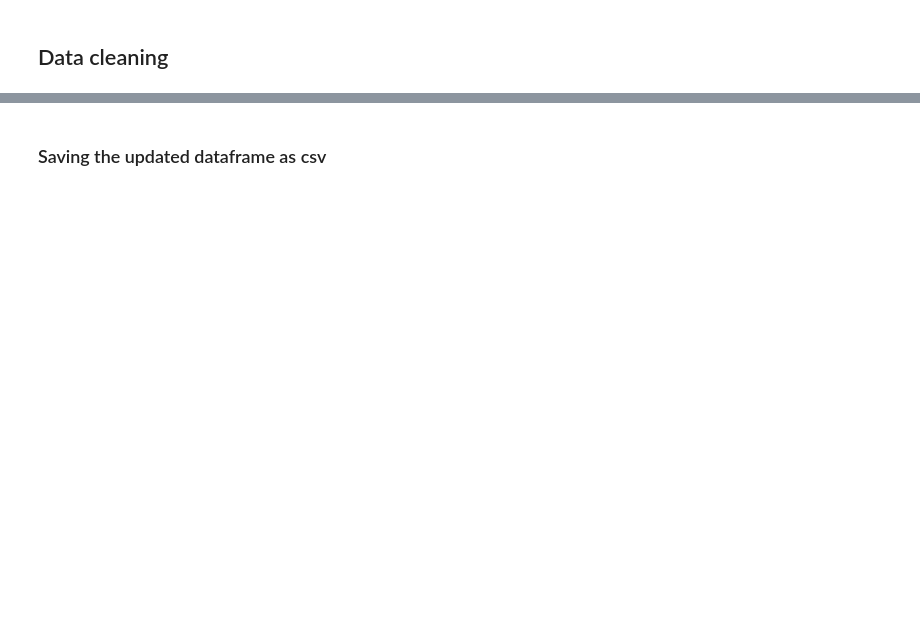
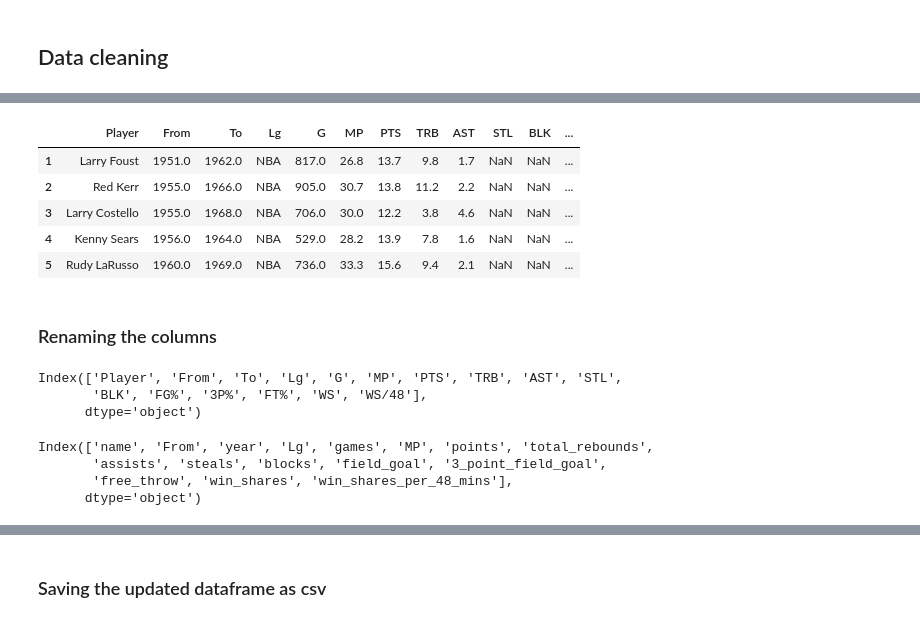
Before and after one commit to maliakber/data-mining-csc-503, a Jupyter notebook: source/nba-hall-of-fame-jupnote.ipynb, the cells around one changed output, grey strips where cells are left out. Cells and saved outputs as stored; diff of their text form; code cells hidden in the pictures; blank space fills up the shorter version.

```diff
--- a/source/nba-hall-of-fame-jupnote.ipynb
+++ b/source/nba-hall-of-fame-jupnote.ipynb
@@ -17,3 +25,31 @@ import time
 # %%
+data_candidates = data_candidates.iloc[1:, 1:]
+data_candidates.head()
 # data = data.iloc[:, :-5]
 # data = data.iloc[:, 1:]
+# %% [output]
+|  | Player | From | To | Lg | G | MP | PTS | TRB | AST | STL | BLK | ... |
+| 1 | Larry Foust | 1951.0 | 1962.0 | NBA | 817.0 | 26.8 | 13.7 | 9.8 | 1.7 | NaN | NaN | ... |
+| 2 | Red Kerr | 1955.0 | 1966.0 | NBA | 905.0 | 30.7 | 13.8 | 11.2 | 2.2 | NaN | NaN | ... |
+| 3 | Larry Costello | 1955.0 | 1968.0 | NBA | 706.0 | 30.0 | 12.2 | 3.8 | 4.6 | NaN | NaN | ... |
+| 4 | Kenny Sears | 1956.0 | 1964.0 | NBA | 529.0 | 28.2 | 13.9 | 7.8 | 1.6 | NaN | NaN | ... |
+| 5 | Rudy LaRusso | 1960.0 | 1969.0 | NBA | 736.0 | 33.3 | 15.6 | 9.4 | 2.1 | NaN | NaN | ... |
+# %% [markdown]
+### Renaming the columns
+# %%
+data_candidates.columns
+# %% [output]
+Index(['Player', 'From', 'To', 'Lg', 'G', 'MP', 'PTS', 'TRB', 'AST', 'STL',
+       'BLK', 'FG%', '3P%', 'FT%', 'WS', 'WS/48'],
+      dtype='object')
+# %%
+data_candidates.rename(columns={'Player':'name', 'To':'year', 'G':'games', 'PTS':'points', 'TRB':'total_rebounds',
+                                'AST':'assists', 'STL':'steals', 'BLK':'blocks', 'FG%':'field_goal',
+                                '3P%':'3_point_field_goal', 'FT%':'free_throw', 'WS':'win_shares',
+                                'WS/48':'win_shares_per_48_mins'}, inplace=True)
+data_candidates.columns
+# %% [output]
+Index(['name', 'From', 'year', 'Lg', 'games', 'MP', 'points', 'total_rebounds',
+       'assists', 'steals', 'blocks', 'field_goal', '3_point_field_goal',
+       'free_throw', 'win_shares', 'win_shares_per_48_mins'],
+      dtype='object')
```
Also changed, not shown: parts of 24 cells of this notebook, 1 other file.
